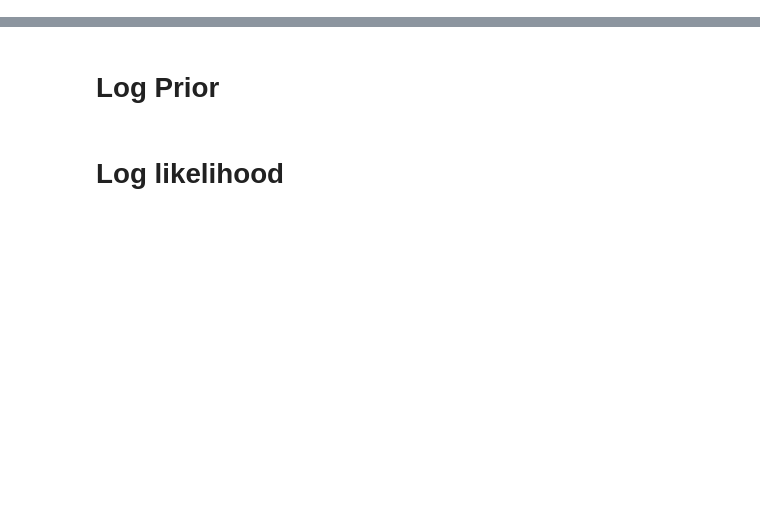
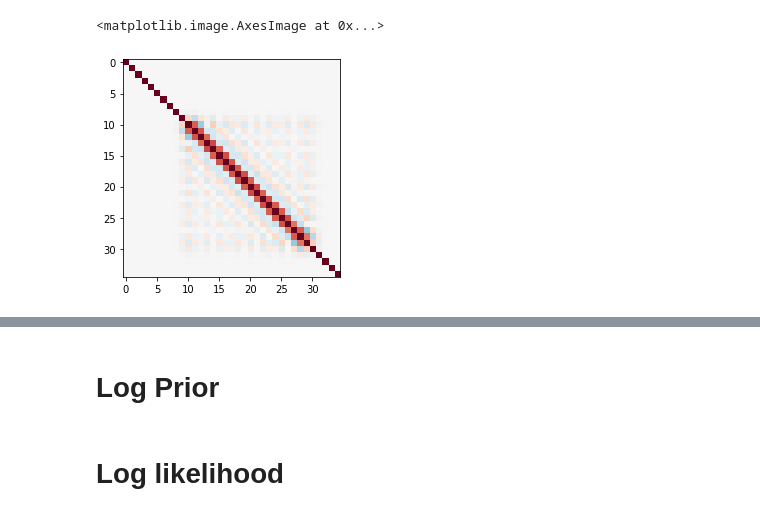
Before and after one commit to gaiaverse/Gaia-EDR3-selection-function, a Jupyter notebook: Python/PoissonBinomialGradient.ipynb, the cells around one changed output, grey strips where cells are left out. Saved outputs shown, nothing was run; the diff lists cells and outputs as text; code cells hidden in the pictures; blank space fills up the shorter version.

```diff
--- a/Python/PoissonBinomialGradient.ipynb
+++ b/Python/PoissonBinomialGradient.ipynb
@@ -27,0 +28,26 @@ array([[1.05643266, 2.69978103, 6.08422988, ..., 0.93736925, 0.95129011,
+# %%
+def soleymani(A,n_iter = 50, order='three',b=None):
+    I = np.identity(A.shape[0])
+    V = np.zeros((n_iter+1,*A.shape))
+
+    # Initialise
+    V[0] = A.T/(np.linalg.norm(A,1)*np.linalg.norm(A,np.inf))
+
+    # Iterate
+    for i_iter in range(n_iter):
+        AV = np.dot(A,V[i_iter])
+        if order == 'three':
+            V[i_iter+1] = np.dot(V[i_iter],(3.0*I-np.dot(AV,3.0*I-AV)))
+        elif order == 'three_alt':
+            VA = np.dot(V[i_iter],A)
+            V[i_iter+1] = np.dot(I+0.25*np.dot(I-VA,np.dot(3.0*I-VA,3.0*I-VA)),V[i_iter])
+        elif order == 'sixth':
+            V[i_iter+1] = np.dot(np.dot(V[i_iter],2.0*I-AV),np.dot(3.0*I-np.dot(AV,3.0*I-AV),I-np.dot(AV,I-AV)))
+        elif order == 'seventh':
+            W = -147.0*I+np.dot(AV,53.0*I+np.dot(AV,-11.0*I+AV))
+            V[i_iter+1] = 0.25*np.dot(V[i_iter],32.0*I+np.dot(AV,-113.0*I+np.dot(AV,231.0*I+np.dot(AV,-301.0*I+np.dot(AV,259.0*I+np.dot(AV,W))))))
+
+    if b is None:
+        return V
+    else:
+        return np.dot(V[n_iter],b)
@@ -27,0 +104,2 @@ array([[1.05643266, 2.69978103, 6.08422988, ..., 0.93736925, 0.95129011,
+# %%
+invK = soleymani(K,n_iter =100, order='seventh')
@@ -27,0 +121,7 @@ array([[1.05643266, 2.69978103, 6.08422988, ..., 0.93736925, 0.95129011,
+# %%
+%matplotlib inline
+from matplotlib.colors import LogNorm
+plt.imshow(np.dot(invK,K),cmap=plt.cm.RdBu_r,vmin=-0.5,vmax=0.5)
+# %% [output]
+<matplotlib.image.AxesImage at 0x...>
+[figure, added]
```
Also changed, not shown: parts of 63 cells of this notebook, 2 other files.
